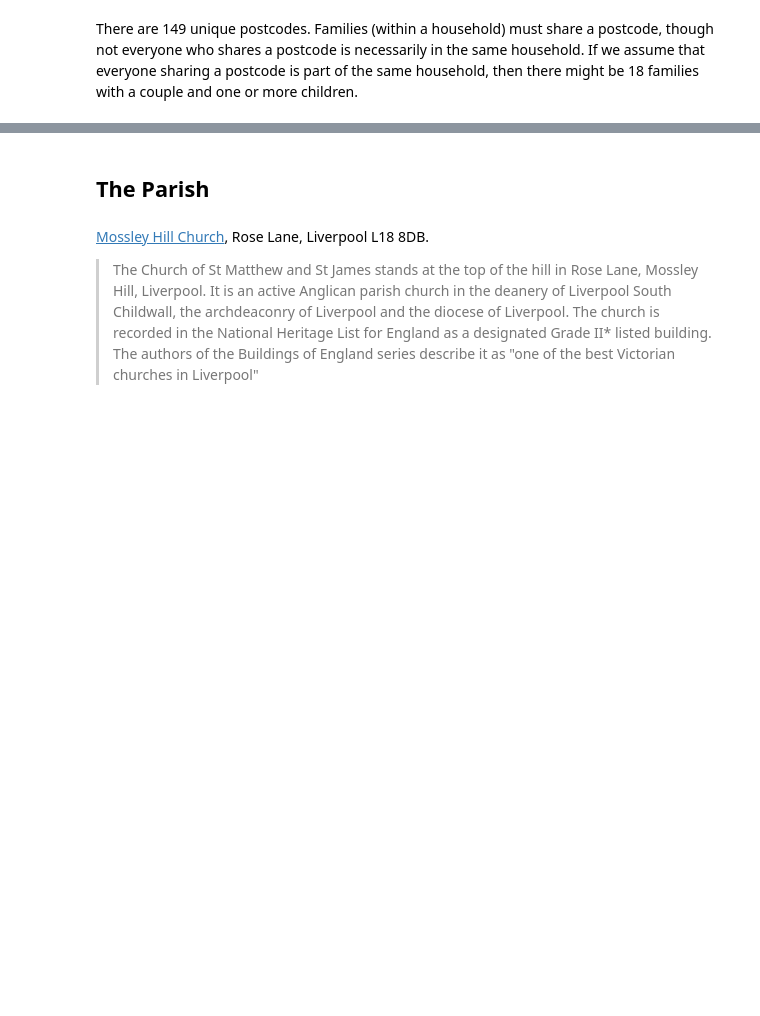
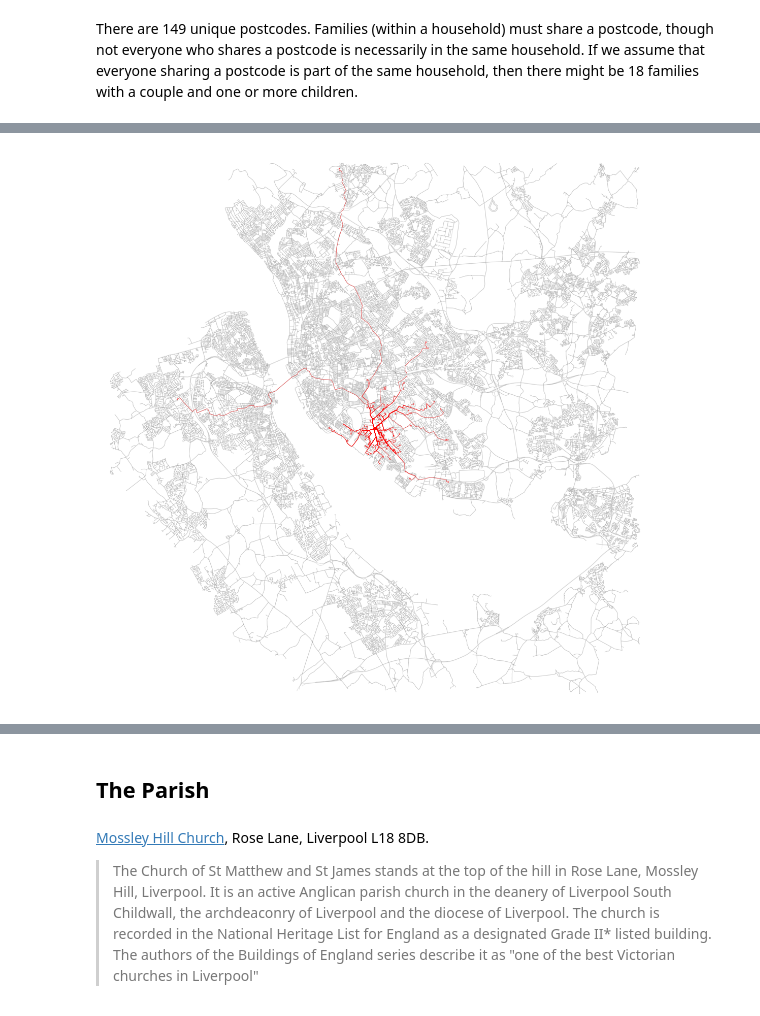
Before and after one commit to peterprescott/church-data-analysis, a Jupyter notebook: explore_data.ipynb, the cells around one changed output, grey strips where cells are left out. Saved outputs shown, nothing was run; the diff lists cells and outputs as text; code cells hidden in the pictures; blank space fills up the shorter version.

```diff
--- a/explore_data.ipynb
+++ b/explore_data.ipynb
@@ -116,11 +153,13 @@ plt.show()
 # %%
 # plot the routes https://osmnx.readthedocs.io/en/stable/osmnx.html#module-osmnx.plot
-fig, ax = ox.plot_graph_routes(G2, all_routes, fig_height=20, node_size=0, orig_dest_node_size=10, edge_alpha=0.3, route_linewidth=1, show=False, close=False)
+fig, ax = ox.plot_graph_routes(G, all_routes, fig_height=20, node_size=0, orig_dest_node_size=10, edge_alpha=0.3, route_linewidth=1, show=False, close=False)
 # for p in church_postcodes:
 #     c = other_church_coords[p]
 #     ax.scatter(c[1],c[0],c = 'blue')
 ax.scatter(church_coords[1], church_coords[0], c='red')
 plt.show()
+# %% [output]
+[figure, added]
 # %%
 dist = pd.DataFrame(distance, index=['Distance']).transpose()
 
```
Also changed, not shown: parts of 18 cells of this notebook.
